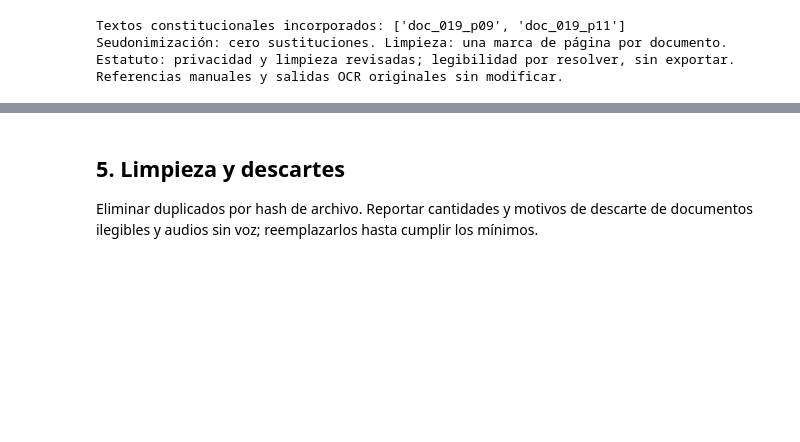
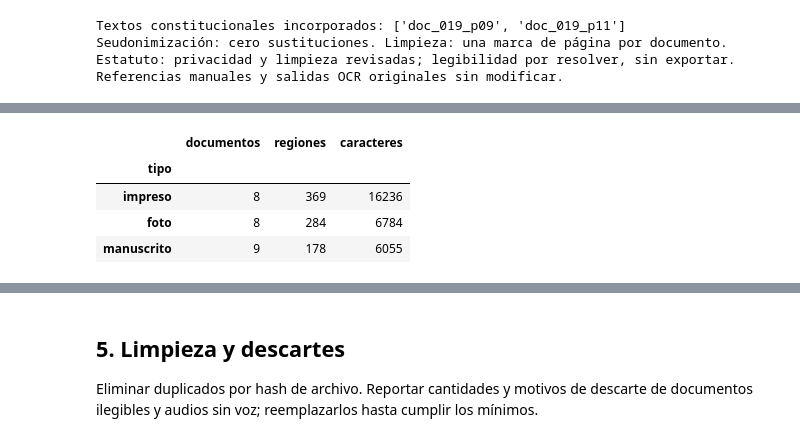
Before and after one commit to bocchienjoyer/python_intermedio, a Jupyter notebook: tarea_2/01_extraccion.ipynb, the cells around one changed output, grey strips where cells are left out. Saved outputs shown, nothing was run; the diff lists cells and outputs as text; code cells hidden in the pictures; blank space fills up the shorter version.

Commit message:
ocr: reemplazar fotografia ilegible y procesar menu con configuracion fija

```diff
--- a/tarea_2/01_extraccion.ipynb
+++ b/tarea_2/01_extraccion.ipynb
@@ -3069,0 +3358,95 @@ Referencias manuales y salidas OCR originales sin modificar.
+# %%
+from pathlib import Path
+from datetime import datetime, timedelta, timezone
+from collections import Counter
+import json
+import csv
+import hashlib
+import re
+import pandas as pd
+from IPython.display import display, HTML
+
+RAIZ = Path.cwd() if (Path.cwd() / "datos").is_dir() else Path.cwd() / "tarea_2"
+sha = lambda p: hashlib.sha256(p.read_bytes()).hexdigest()
+resumen = json.loads((RAIZ / "datos/raw/documentos/ocr_base/resumen.json").read_text(encoding="utf-8"))
+assert len(resumen) == 25 and "doc_005_izq" not in {f["id"] for f in resumen}
+registro = next(f for f in resumen if f["id"] == "doc_028")
+carpeta_ocr = RAIZ / registro["carpeta_ocr"]
+meta = json.loads((carpeta_ocr / "metadatos.json").read_text(encoding="utf-8"))
+config = json.loads((RAIZ / "modelos/ocr_base.json").read_text(encoding="utf-8"))
+assert meta["configuracion"] == config["parametros"]
+assert meta["versiones"] == config["versiones_principales"]
+assert meta["sha256"] == registro["sha256_imagen"]
+assert sum(f["reutilizado"] for f in resumen) == 24
+ruta_original = carpeta_ocr / "texto.txt"
+texto = ruta_original.read_text(encoding="utf-8")
+# Cribado de formatos explícitos, complementado con inspección asistida, no humana.
+alertas_formato = {
+    "DNI": len(re.findall(r"(?i)\bDNI\s*[:.\-]?\s*\d{8}\b", texto)),
+    "EMAIL": len(re.findall(r"[\w.+\-]+@[\w.\-]+\.[A-Za-z]{2,}", texto)),
+    "TELEFONO": len(re.findall(r"(?i)\b(?:tel[eé]fono|celular|tel\.)\s*[:.\-]?\s*\+?[\d ()\-]{7,20}\d", texto))
+}
+assert not any(alertas_formato.values())
+carpeta = RAIZ / "datos/raw/documentos/seudonimizacion/doc_028"
+carpeta.mkdir(parents=True, exist_ok=True)
+ruta_propuesta = carpeta / "propuesta.txt"
+ruta_propuesta.write_text(texto, encoding="utf-8")
+assert sha(ruta_propuesta) == sha(ruta_original)
+ruta_revision = carpeta / "revision_humana.json"
+if ruta_revision.exists():
+    revision = json.loads(ruta_revision.read_text(encoding="utf-8"))
+    assert revision["sha256_texto_original"] == sha(ruta_original)
+    assert revision["sha256_propuesta"] == sha(ruta_propuesta)
+    assert revision["sha256_imagen"] == registro["sha256_imagen"]
+else:
+    revision = {"id": "doc_028", "sha256_texto_original": sha(ruta_original),
+                "sha256_propuesta": sha(ruta_propuesta), "sha256_imagen": registro["sha256_imagen"],
+                "revision_humana_confirmada": False, "fecha_confirmacion": None,
+                "observaciones_humanas": None}
+    ruta_revision.write_text(json.dumps(revision, ensure_ascii=False, indent=2) + "\n", encoding="utf-8")
+auditoria = {"id": "doc_028", "metodo": "cribado_formato_e_inspeccion_asistida",
+             "sha256_texto_original": sha(ruta_original), "sha256_propuesta": sha(ruta_propuesta),
+             "sha256_imagen": registro["sha256_imagen"], "sustituciones": [],
+             "ocurrencias_por_categoria": {}, "alertas_de_formato": alertas_formato,
+             "inspeccion_asistida": True, "revision_humana_confirmada": revision["revision_humana_confirmada"]}
+(carpeta / "auditoria_privada.json").write_text(
+    json.dumps(auditoria, ensure_ascii=False, indent=2) + "\n", encoding="utf-8")
+ruta_candidato = RAIZ / "datos/raw/documentos/doc_028.candidato.json"
+candidato = json.loads(ruta_candidato.read_text(encoding="utf-8"))
+candidato.update({"aceptacion_legibilidad_humana": True, "ocr_ejecutado": True,
+                  "carpeta_ocr": registro["carpeta_ocr"]})
+ruta_candidato.write_text(json.dumps(candidato, ensure_ascii=False, indent=2) + "\n", encoding="utf-8")
+for nombre in ["documentos", "fuentes"]:
+    ruta = RAIZ / f"datos/{nombre}.csv"
+    with ruta.open(encoding="utf-8", newline="") as archivo:
+        lector = csv.DictReader(archivo)
+        columnas, filas = lector.fieldnames, list(lector)
+    fila = next(f for f in filas if f["id"] == "doc_028")
+    if nombre == "documentos":
+        fila["modelo_ocr"] = "PaddleOCR 3.7.0; PP-OCRv6_medium_det+PP-OCRv6_medium_rec; es; CPU; modelos/ocr_base.json"
+        assert fila["texto_ocr"] == "" and fila["texto_referencia"] == ""
+    else:
+        fila["seleccion"] = "ocr_crudo_generado"
+        fila["observaciones"] = (
+            "Reemplazo por legibilidad de doc_005_izq. Imagen aceptada antes de ejecutar OCR con configuración fija; "
+            f"{registro['n_regiones']} regiones. Menú principalmente en inglés fotografiado en Lima. "
+            "Texto crudo y propuesta de privacidad privados hasta revisión humana.")
+    with ruta.open("w", encoding="utf-8", newline="") as archivo:
+        escritor = csv.DictWriter(archivo, fieldnames=columnas, lineterminator="\n")
+        escritor.writeheader()
+        escritor.writerows(filas)
+tabla = pd.DataFrame(resumen)
+display(HTML(tabla.groupby("tipo", sort=False).agg(
+    documentos=("id", "count"), regiones=("n_regiones", "sum"),
+    caracteres=("n_caracteres", "sum")).to_html()))
+print("Resultados OCR del corpus vigente:", len(tabla), "documentos y", int(tabla["n_regiones"].sum()), "regiones.")
+print("Nueva inferencia:", registro["id"], "; regiones:", registro["n_regiones"], "; segundos:", round(registro["segundos_inferencia"], 2))
+print("Los otros 24 resultados se reutilizaron con verificación de identidad y configuración.")
+print("Menú: cero sustituciones propuestas; revisión humana del texto extraído:", revision["revision_humana_confirmada"])
+print("No se calcularon métricas CER ni se generaron referencias manuales.")
+# %% [output]
+|  | documentos | regiones | caracteres |
+| tipo |  |  |  |
+| impreso | 8 | 369 | 16236 |
+| foto | 8 | 284 | 6784 |
+| manuscrito | 9 | 178 | 6055 |
```
Also changed, not shown: parts of 10 cells of this notebook, 2 other files.
